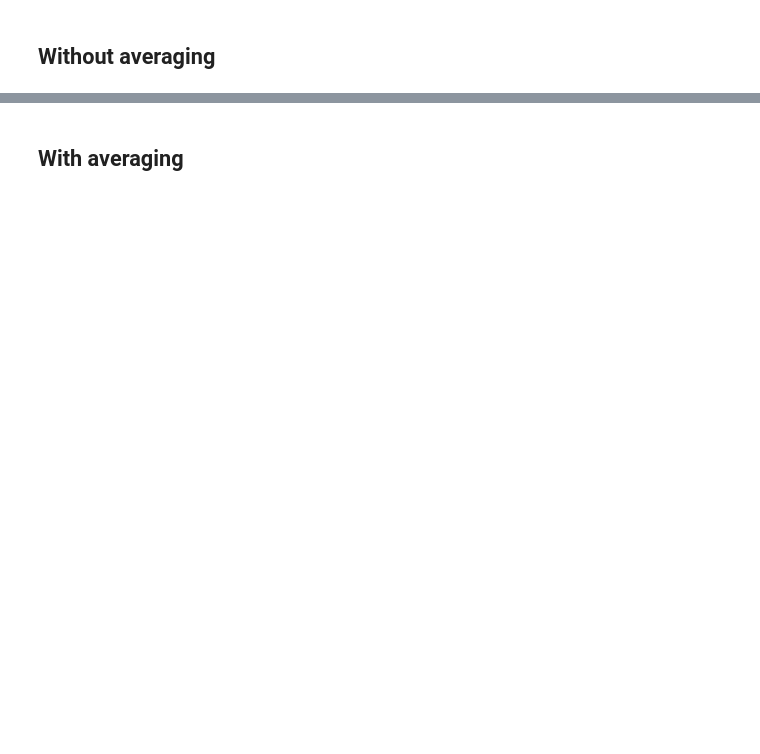
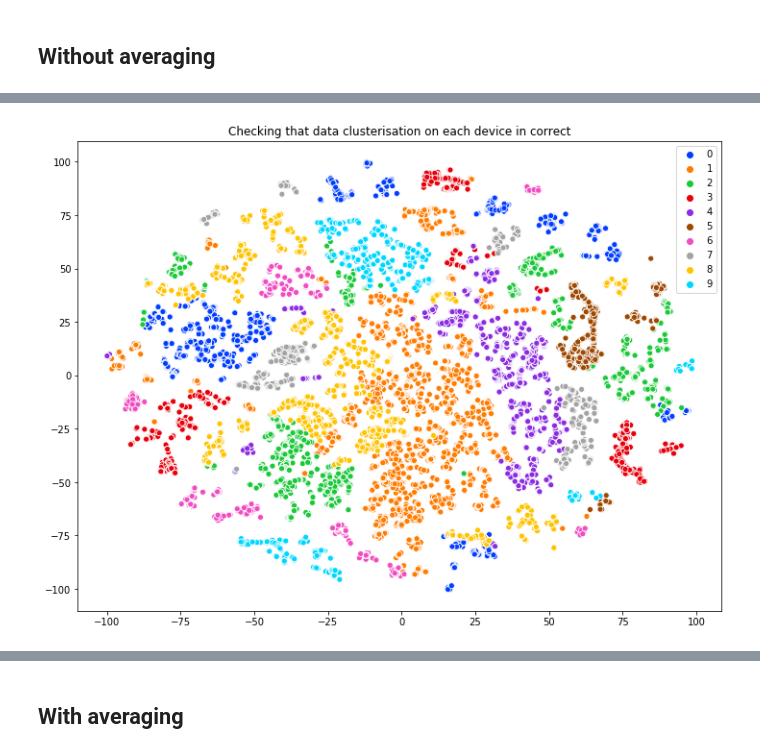
Before and after one commit to philipco/artemis-bidirectional-compression, a Jupyter notebook: notebook/superconduct.ipynb, the cells around one changed output, grey strips where cells are left out. Cells and saved outputs as stored; diff of their text form; code cells hidden in the pictures; blank space fills up the shorter version.

```diff
--- a/notebook/superconduct.ipynb
+++ b/notebook/superconduct.ipynb
@@ -311,0 +326,5 @@ torch.Size([2126, 3404])
+# %%
+%%time
+#Checking that splitting data by cluster is valid.
+check_data_clusterisation(X,Y, nb_cluster)
+# %% [output]
@@ -312,3 +333,4 @@ torch.Size([2126, 3404])
+[figure, added]
 # %%
 %%time
 obj_min_by_N = {}
```
Also changed, not shown: parts of 27 cells of this notebook, 7 other files.
